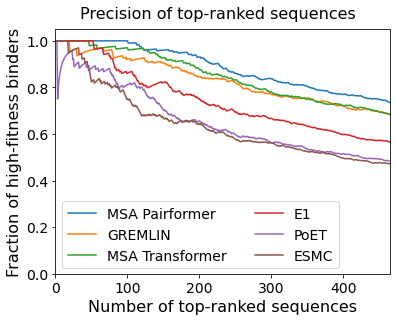
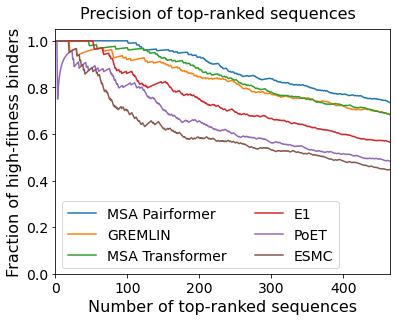
Code edit (unified diff) that turned the first committed figure into the second:
--- before
+++ after
@@ -1,4 +1,4 @@
 scores_paths_d = {
-    "MSA Pairformer": "results/pseudolikelihood_l.msa_pairformer.qid30_id90.1024.npy",
+    "MSA Pairformer": "results/pseudolikelihood_l.msa_pairformer.qid30_id90.1024.v2.npy",
     "GREMLIN": "results/toxin_antitoxin.gremlin.scores.txt",
     "MSA Transformer": "results/pseudolikelihood_l.msa_transformer.qid30_id90.npy",
@@ -51,2 +51,3 @@
 ax.set_ylim(0, 1.05)
 ax.set_xlim(0, k)
+f.savefig("results/toxin_antitoxin_precision_curve.png", dpi=300)

Commit: Update toxin antitoxin and pairing notebooks